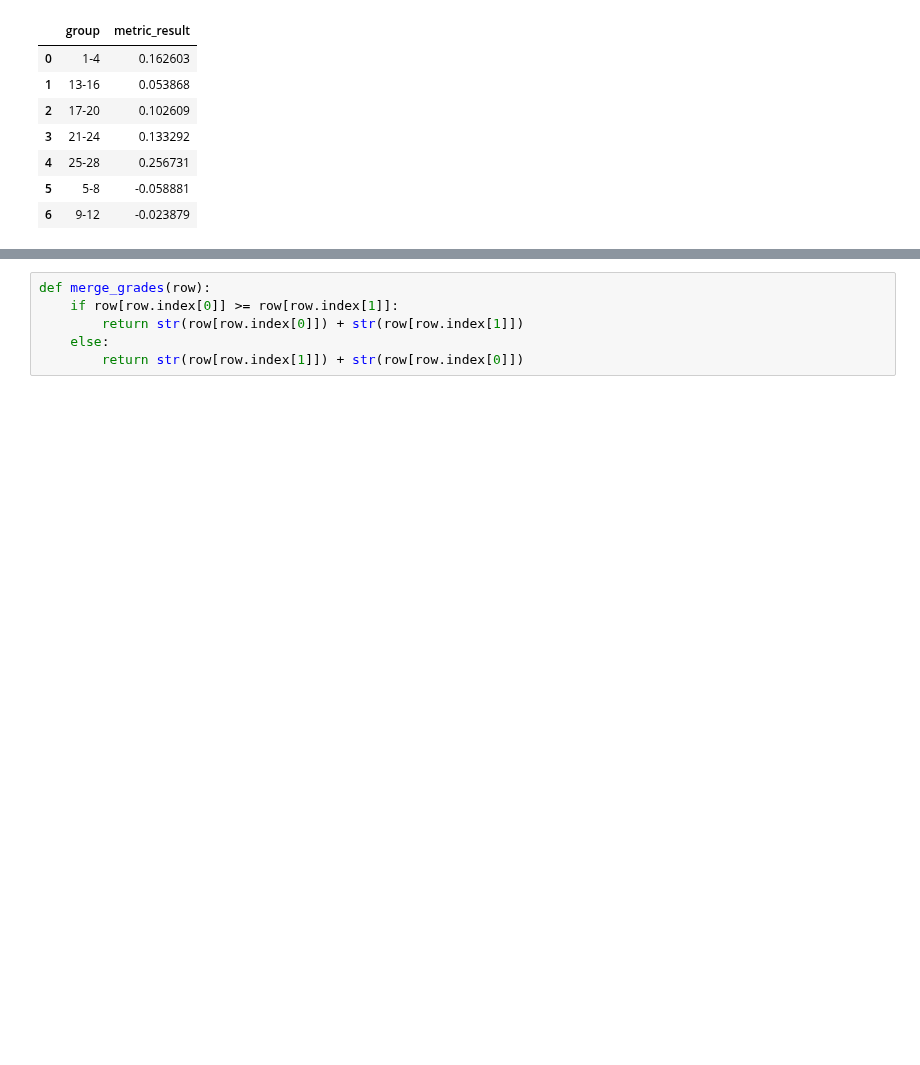
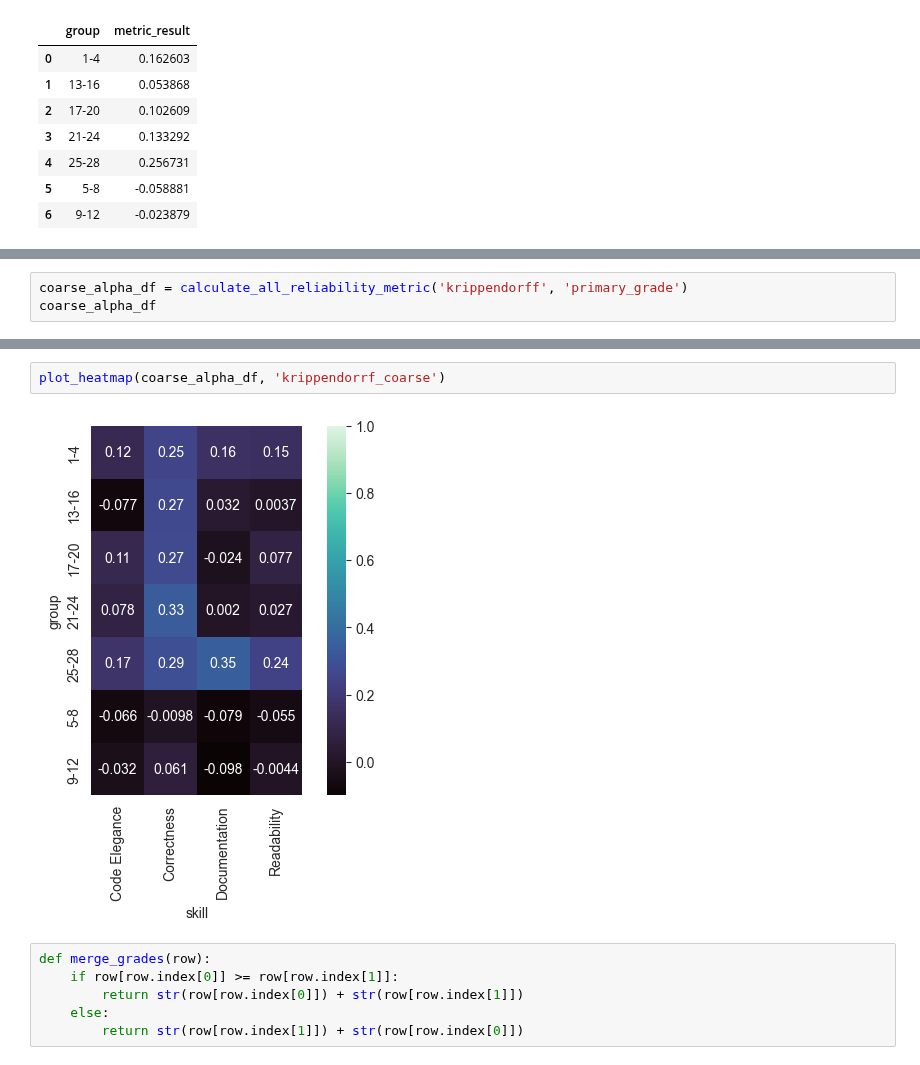
Before and after one commit to m-messer/Consistency_In_Grading_Analysis, a Jupyter notebook: grades_analysis.ipynb, the cells around one changed output, grey strips where cells are left out. Drawn from its saved outputs; the diff is of its cells as text; blank space fills up the shorter version.

```diff
--- a/grades_analysis.ipynb
+++ b/grades_analysis.ipynb
@@ -283,0 +284,3 @@ calculate_krippendorrf_alpha('Correctness', '1-4', 'grade')
+# %%
+coarse_alpha_df = calculate_all_reliability_metric('krippendorff', 'primary_grade')
+coarse_alpha_df
@@ -284,3 +305,7 @@ calculate_krippendorrf_alpha('Correctness', '1-4', 'grade')
+# %%
+plot_heatmap(coarse_alpha_df, 'krippendorrf_coarse')
+# %% [output]
+[figure, added]
 # %%
 def merge_grades(row):
     if row[row.index[0]] >= row[row.index[1]]:
```
Also changed, not shown: parts of 15 cells of this notebook.
